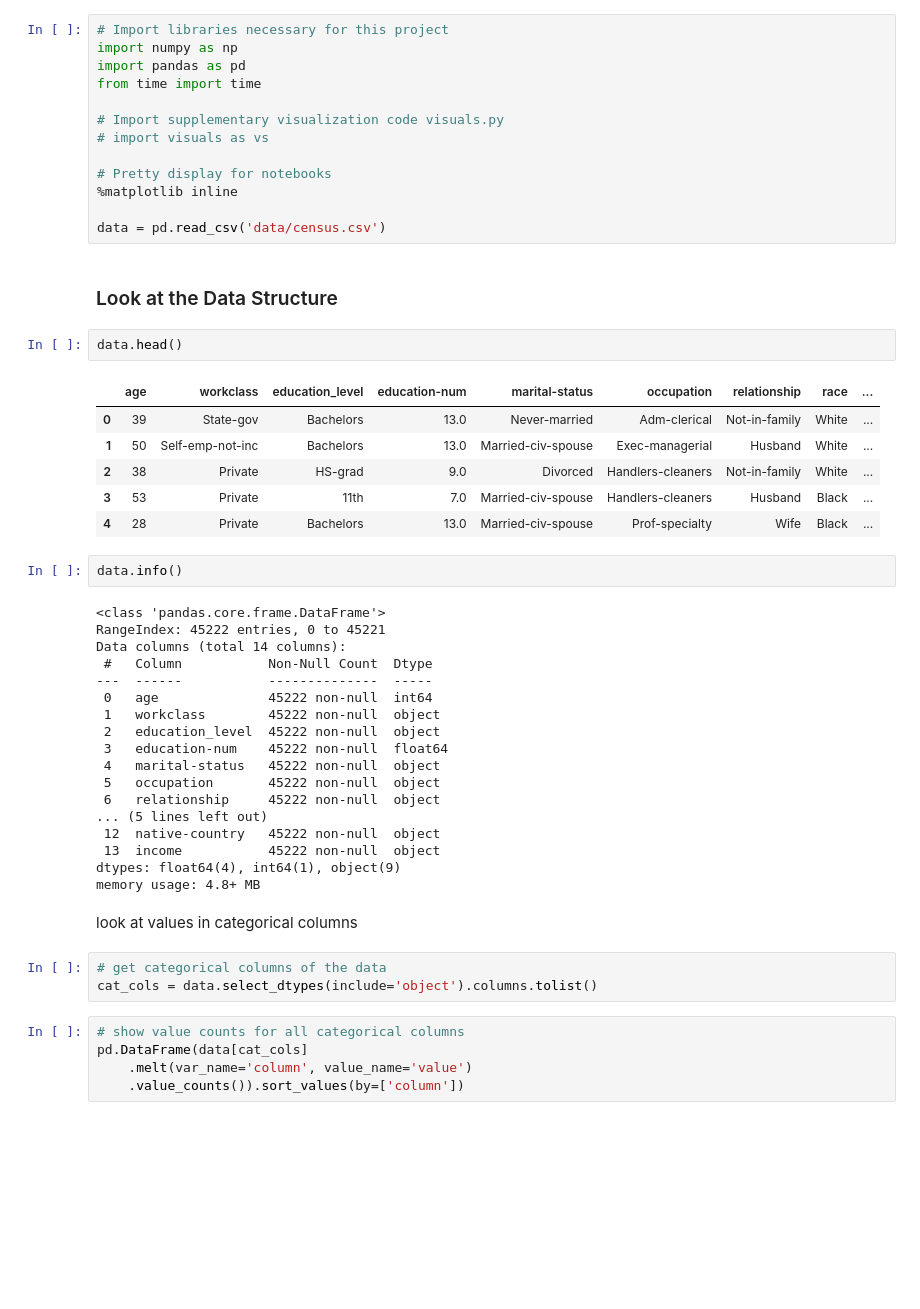
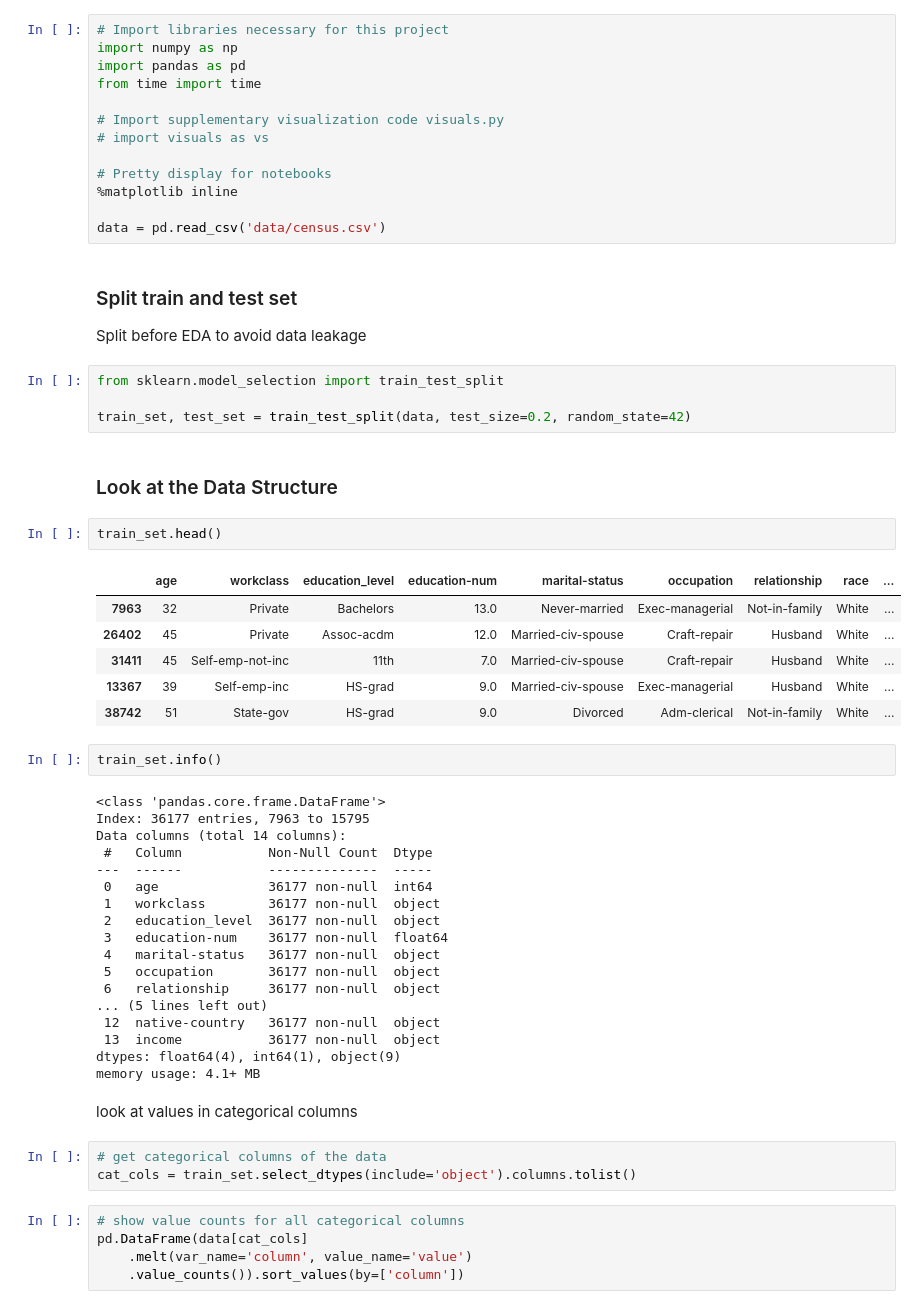
Before and after one commit to yaminww/income_classification, a Jupyter notebook: income_classification.ipynb, the cells around one changed output. Saved outputs shown, nothing was run; the diff lists cells and outputs as text; blank space fills up the shorter version.

```diff
--- a/income_classification.ipynb
+++ b/income_classification.ipynb
@@ -28,42 +28,49 @@ from time import time
 %matplotlib inline
 
 data = pd.read_csv('data/census.csv')
+# %% [markdown]
+### Split train and test set
+Split before EDA to avoid data leakage
+# %%
+from sklearn.model_selection import train_test_split
+
+train_set, test_set = train_test_split(data, test_size=0.2, random_state=42)
 # %% [markdown]
 ### Look at the Data Structure
 # %%
-data.head()
+train_set.head()
 # %% [output]
 |  | age | workclass | education_level | education-num | marital-status | occupation | relationship | race | ... |
-| 0 | 39 | State-gov | Bachelors | 13.0 | Never-married | Adm-clerical | Not-in-family | White | ... |
-| 1 | 50 | Self-emp-not-inc | Bachelors | 13.0 | Married-civ-spouse | Exec-managerial | Husband | White | ... |
-| 2 | 38 | Private | HS-grad | 9.0 | Divorced | Handlers-cleaners | Not-in-family | White | ... |
-| 3 | 53 | Private | 11th | 7.0 | Married-civ-spouse | Handlers-cleaners | Husband | Black | ... |
-| 4 | 28 | Private | Bachelors | 13.0 | Married-civ-spouse | Prof-specialty | Wife | Black | ... |
+| 7963 | 32 | Private | Bachelors | 13.0 | Never-married | Exec-managerial | Not-in-family | White | ... |
+| 26402 | 45 | Private | Assoc-acdm | 12.0 | Married-civ-spouse | Craft-repair | Husband | White | ... |
+| 31411 | 45 | Self-emp-not-inc | 11th | 7.0 | Married-civ-spouse | Craft-repair | Husband | White | ... |
+| 13367 | 39 | Self-emp-inc | HS-grad | 9.0 | Married-civ-spouse | Exec-managerial | Husband | White | ... |
+| 38742 | 51 | State-gov | HS-grad | 9.0 | Divorced | Adm-clerical | Not-in-family | White | ... |
 # %%
-data.info()
+train_set.info()
 # %% [output]
 <class 'pandas.core.frame.DataFrame'>
-RangeIndex: 45222 entries, 0 to 45221
+Index: 36177 entries, 7963 to 15795
 Data columns (total 14 columns):
  #   Column           Non-Null Count  Dtype
 ---  ------           --------------  -----
- 0   age              45222 non-null  int64
- 1   workclass        45222 non-null  object
- 2   education_level  45222 non-null  object
- 3   education-num    45222 non-null  float64
- 4   marital-status   45222 non-null  object
- 5   occupation       45222 non-null  object
- 6   relationship     45222 non-null  object
+ 0   age              36177 non-null  int64
+ 1   workclass        36177 non-null  object
+ 2   education_level  36177 non-null  object
+ 3   education-num    36177 non-null  float64
+ 4   marital-status   36177 non-null  object
+ 5   occupation       36177 non-null  object
+ 6   relationship     36177 non-null  object
 ... (5 lines left out)
- 12  native-country   45222 non-null  object
- 13  income           45222 non-null  object
+ 12  native-country   36177 non-null  object
+ 13  income           36177 non-null  object
 dtypes: float64(4), int64(1), object(9)
-memory usage: 4.8+ MB
+memory usage: 4.1+ MB
 # %% [markdown]
 look at values in categorical columns
 # %%
 # get categorical columns of the data
-cat_cols = data.select_dtypes(include='object').columns.tolist()
+cat_cols = train_set.select_dtypes(include='object').columns.tolist()
 # %%
 # show value counts for all categorical columns
 pd.DataFrame(data[cat_cols]
```
Also changed, not shown: parts of 82 cells of this notebook, 4 other files.
